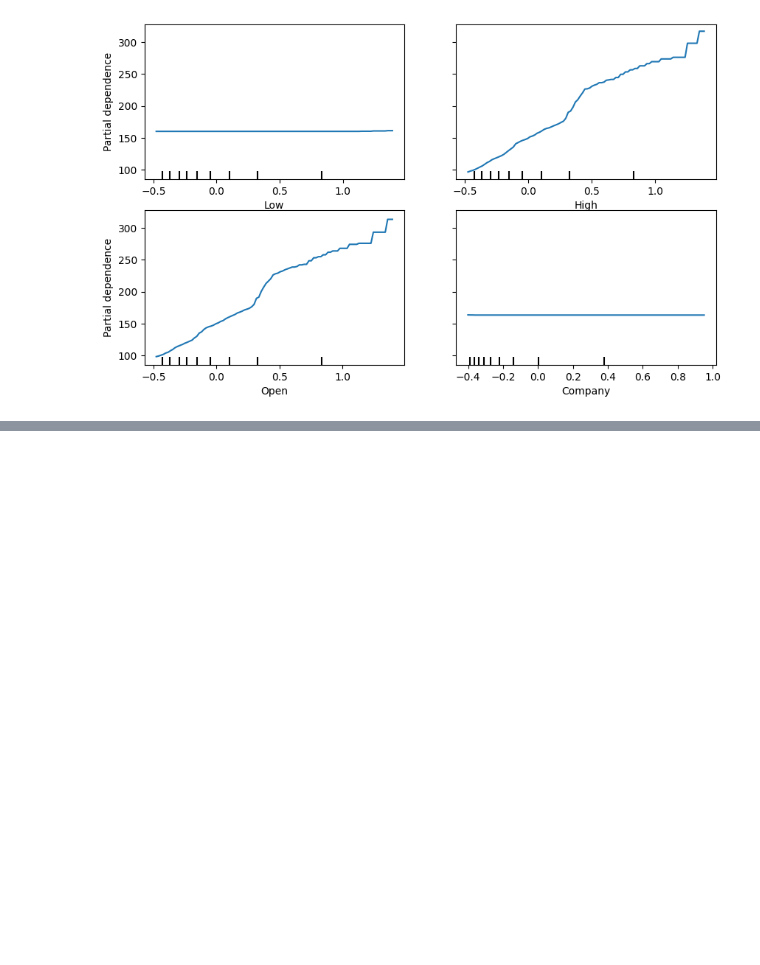
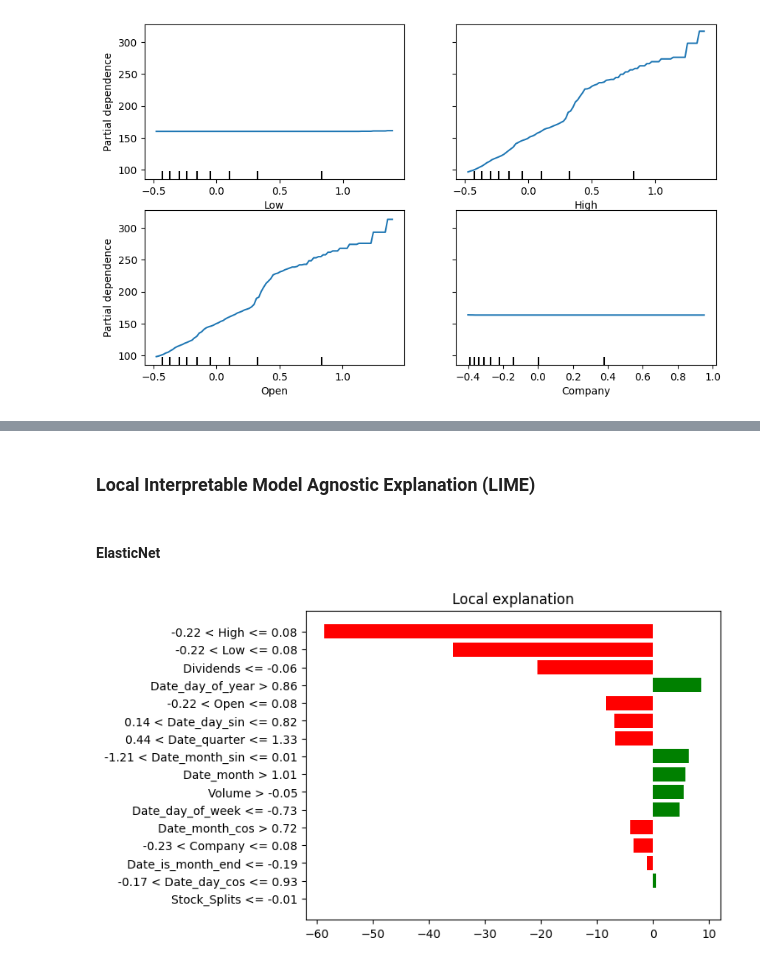
Before and after one commit to MaCh1Ne01/mle-specialization-03, a Jupyter notebook: notebooks/interpretability.ipynb, the cells around one changed output, grey strips where cells are left out. Saved outputs shown, nothing was run; the diff lists cells and outputs as text; code cells hidden in the pictures; blank space fills up the shorter version.

```diff
--- a/notebooks/interpretability.ipynb
+++ b/notebooks/interpretability.ipynb
@@ -222,0 +245,8 @@ PartialDependenceDisplay.from_estimator(third_base_model, X_test, features=range
+# %% [markdown]
+### Local Interpretable Model Agnostic Explanation (LIME)
+# %% [markdown]
+#### ElasticNet
+# %%
+showing_lime_explainer(model=best_base_model, instance=X_test.iloc[0].values, X=X_train)
+# %% [output]
+[figure, added]
```
Also changed, not shown: parts of 24 cells of this notebook, 1 other file.
